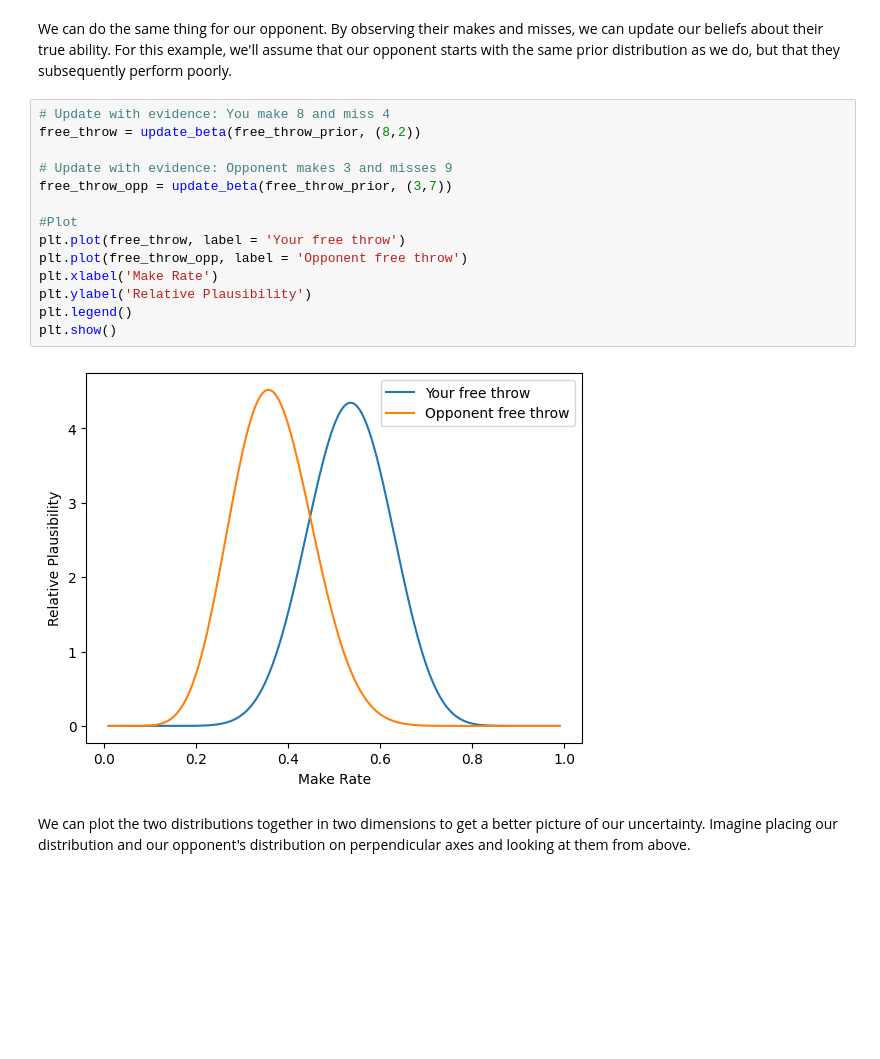
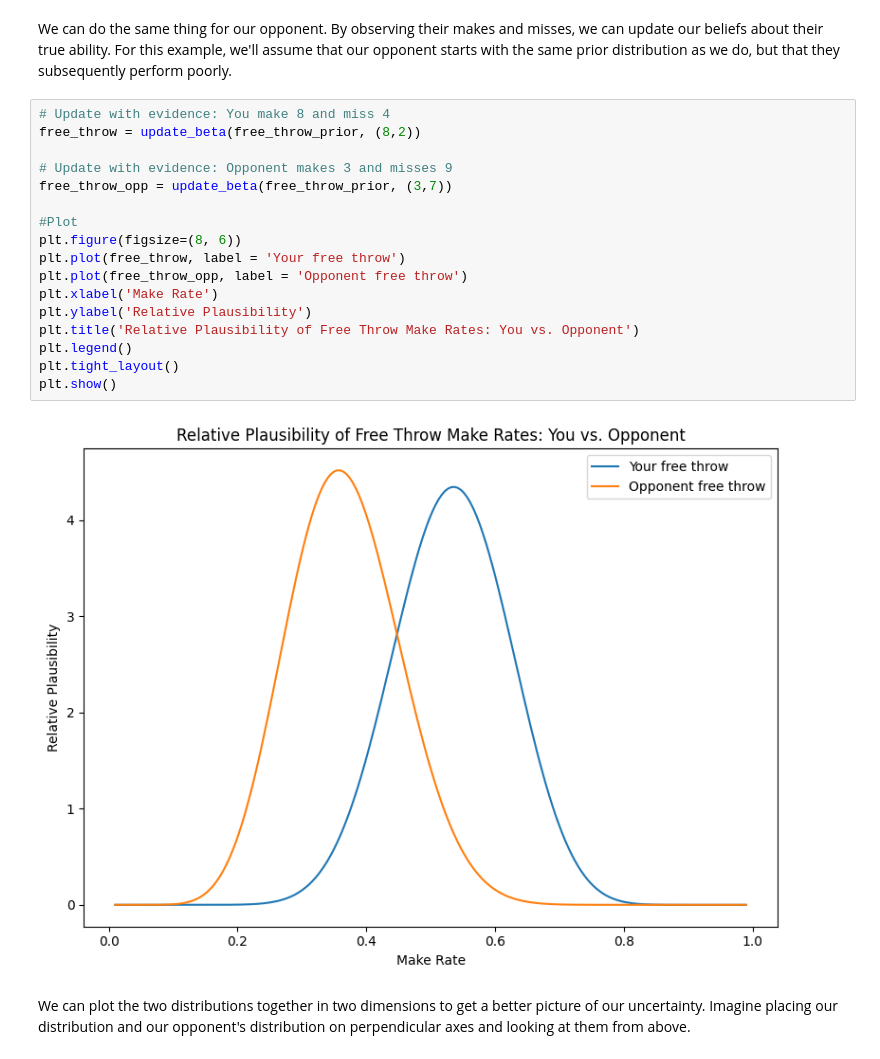
Before and after one commit to SamFarhi/horse-bayesian-strategy, a Jupyter notebook: HORSE.ipynb, the cells around one changed output. Saved outputs shown, nothing was run; the diff lists cells and outputs as text; blank space fills up the shorter version.

```diff
--- a/HORSE.ipynb
+++ b/HORSE.ipynb
@@ -207,19 +213,22 @@ We can do the same thing for our opponent. By observing their makes and misses,
 # %%
 # Update with evidence: You make 8 and miss 4
 free_throw = update_beta(free_throw_prior, (8,2))
 
 # Update with evidence: Opponent makes 3 and misses 9
 free_throw_opp = update_beta(free_throw_prior, (3,7))
 
 #Plot
+plt.figure(figsize=(8, 6))
 plt.plot(free_throw, label = 'Your free throw')
 plt.plot(free_throw_opp, label = 'Opponent free throw')
 plt.xlabel('Make Rate')
 plt.ylabel('Relative Plausibility')
+plt.title('Relative Plausibility of Free Throw Make Rates: You vs. Opponent')
 plt.legend()
+plt.tight_layout()
 plt.show()
 # %% [output]
-[figure, old version]
+[figure, new version]
 # %% [markdown]
 We can plot the two distributions together in two dimensions to get a better picture of our uncertainty. Imagine placing our distribution and our opponent's distribution on perpendicular axes and looking at them from above.
 # %%
```
Also changed, not shown: parts of 20 cells of this notebook.
